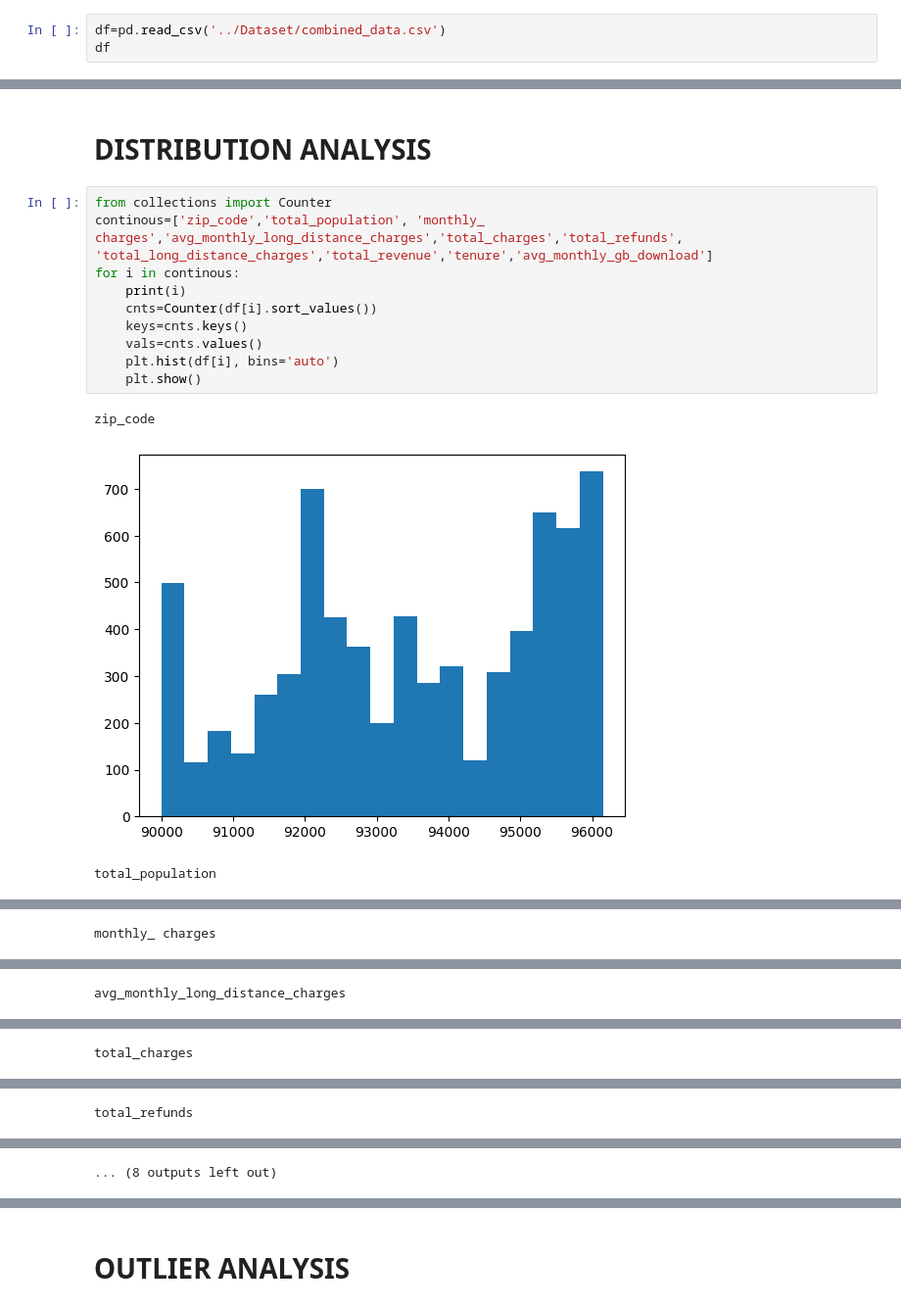
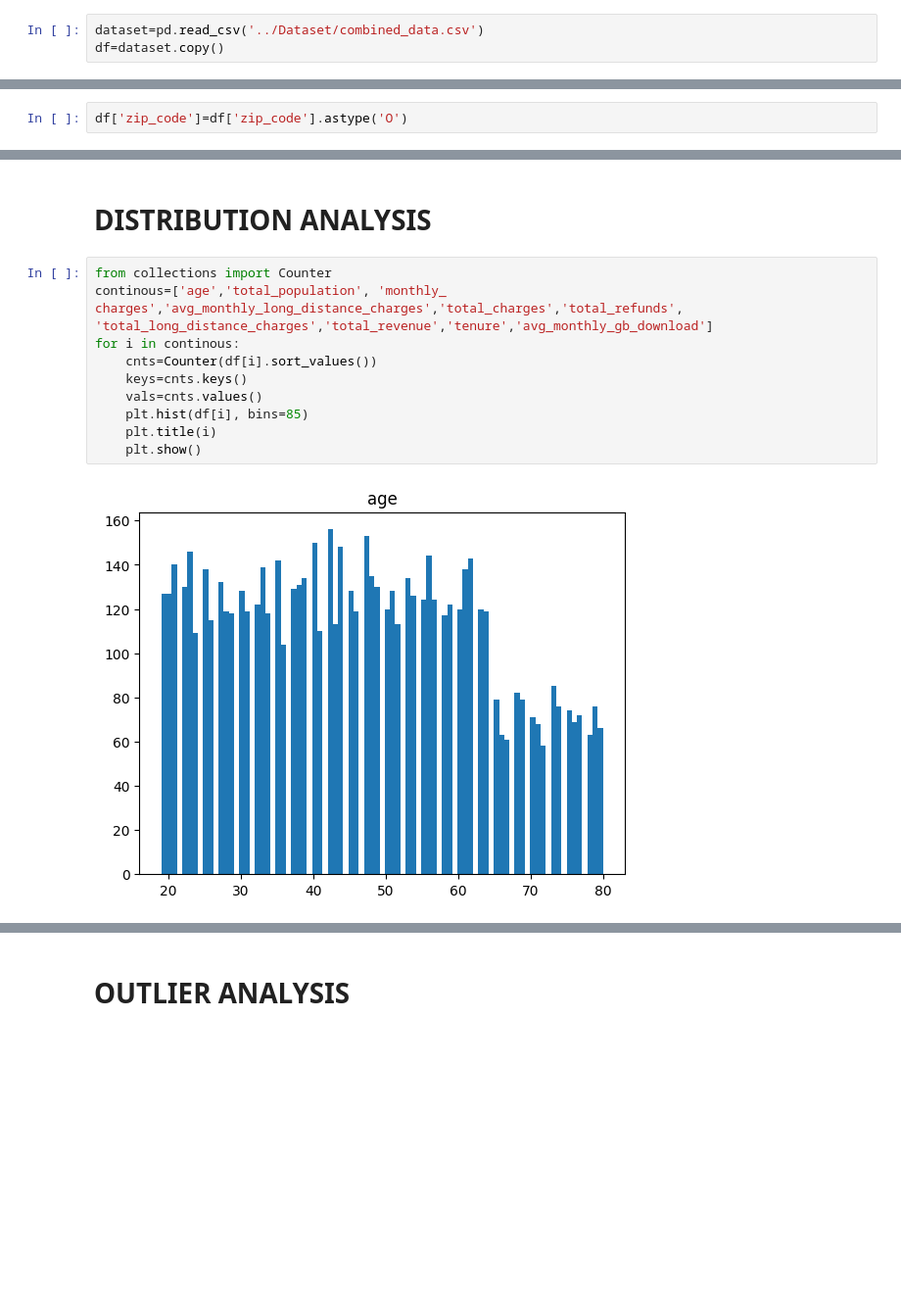
Before and after one commit to SivaKumarPalanirajan/Customer_Churn_Analysis_And_Prediction, a Jupyter notebook: Notebooks/Analysis.ipynb, the cells around one changed output, grey strips where cells are left out. Shown at 98% size. Saved outputs shown, nothing was run; the diff lists cells and outputs as text; blank space fills up the shorter version.

```diff
--- a/Notebooks/Analysis.ipynb
+++ b/Notebooks/Analysis.ipynb
@@ -6,5 +6,5 @@ import matplotlib.pyplot as plt
 import pylab
 from scipy.stats import probplot,skew
 # %%
-df=pd.read_csv('../Dataset/combined_data.csv')
-df
+dataset=pd.read_csv('../Dataset/combined_data.csv')
+df=dataset.copy()
@@ -25,3 +31,5 @@ df
+# %%
+df['zip_code']=df['zip_code'].astype('O')
 # %% [markdown]
 # PERCENTAGE OF VARIOUS CATEGORIES OF CUSTOMER_STATUS
 # %%
@@ -99,15 +111,13 @@ Skewness:0.04916542536235986
 # DISTRIBUTION ANALYSIS
 # %%
 from collections import Counter
-continous=['zip_code','total_population', 'monthly_ charges','avg_monthly_long_distance_charges','total_charges','total_refunds', 'total_long_distance_charges','total_revenue','tenure','avg_monthly_gb_download']
+continous=['age','total_population', 'monthly_ charges','avg_monthly_long_distance_charges','total_charges','total_refunds', 'total_long_distance_charges','total_revenue','tenure','avg_monthly_gb_download']
 for i in continous:
-    print(i)
     cnts=Counter(df[i].sort_values())
     keys=cnts.keys()
     vals=cnts.values()
-    plt.hist(df[i], bins='auto')
+    plt.hist(df[i], bins=85)
+    plt.title(i)
     plt.show()
 # %% [output]
-zip_code
-[figure, old version]
+[figure, new version]
-total_population
@@ -115 +124,0 @@ total_population
-monthly_ charges
@@ -117 +125,0 @@ monthly_ charges
-avg_monthly_long_distance_charges
@@ -119 +126,0 @@ avg_monthly_long_distance_charges
-total_charges
@@ -121 +127,0 @@ total_charges
-total_refunds
@@ -123 +128,0 @@ total_refunds
-... (8 outputs left out)
```
Also changed, not shown: parts of 9 cells of this notebook, 2 other files.
